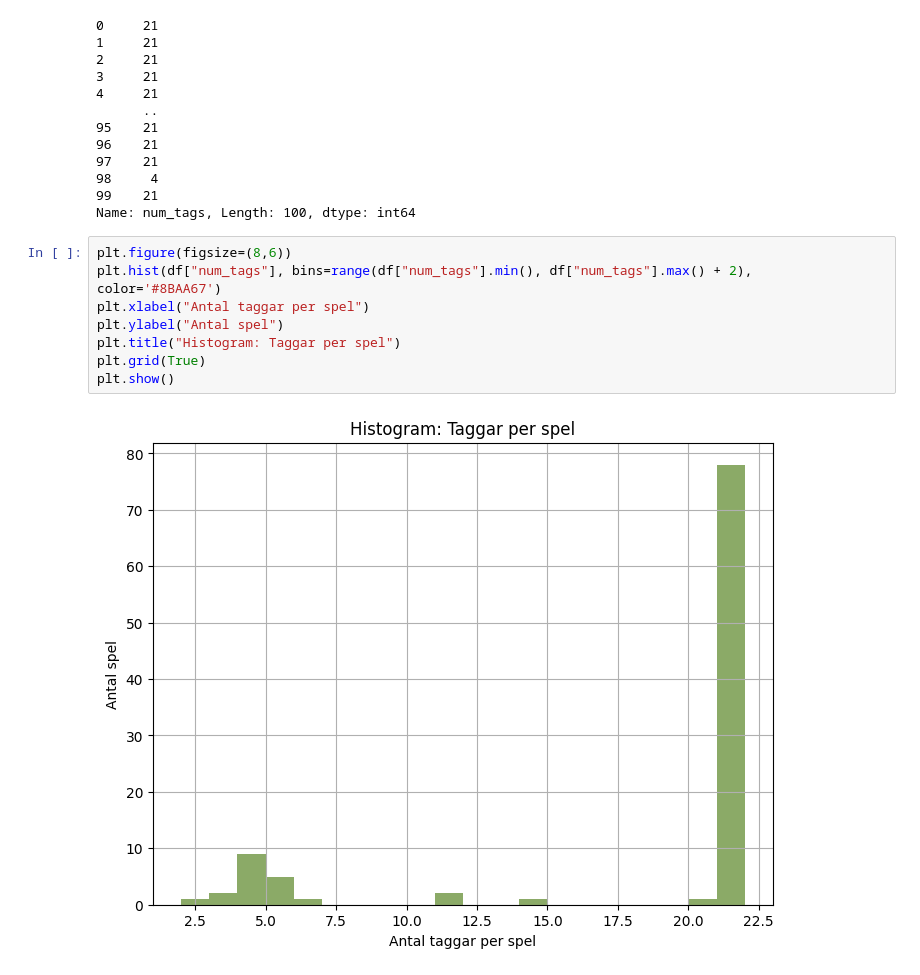
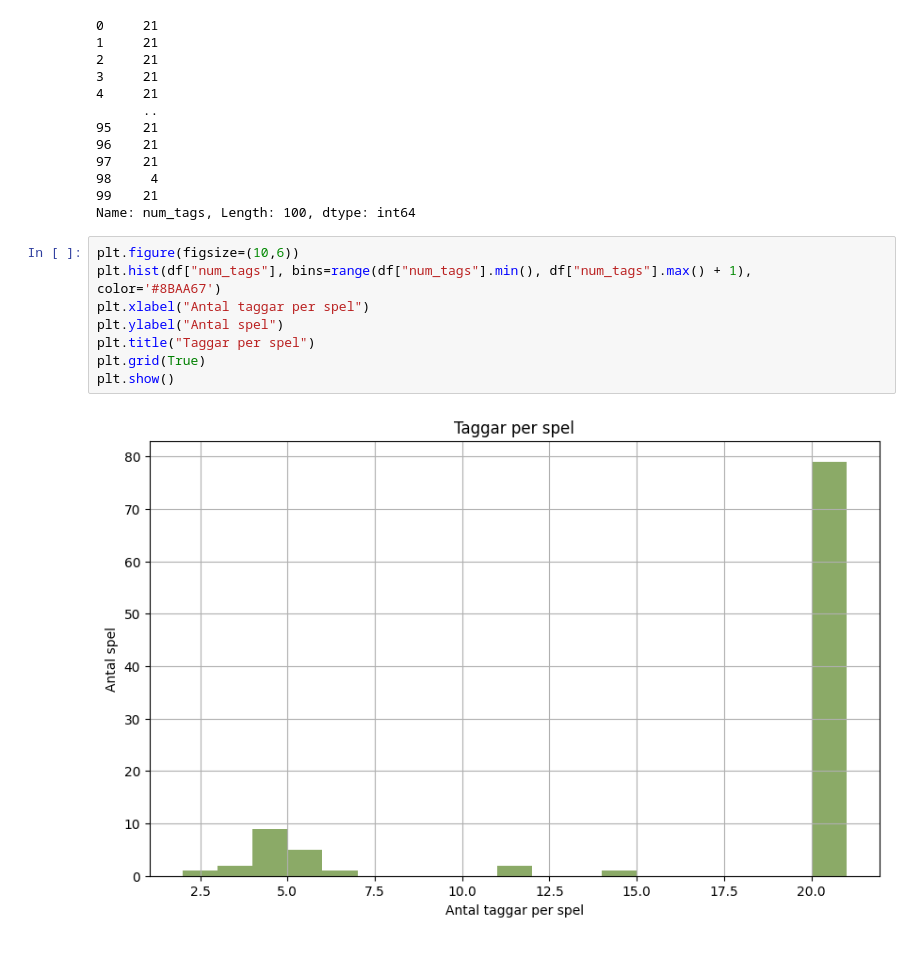
Before and after one commit to Donnersten/data_visualization_hampus_donnersten_de24, a Jupyter notebook: exercises/exercises_0/exercise_1.ipynb, the cells around one changed output. Drawn from its saved outputs; the diff is of its cells as text.

Commit message:
hist figsize

```diff
--- a/exercises/exercises_0/exercise_1.ipynb
+++ b/exercises/exercises_0/exercise_1.ipynb
@@ -244,12 +244,12 @@ df["num_tags"]
 99    21
 Name: num_tags, Length: 100, dtype: int64
 # %%
-plt.figure(figsize=(8,6))
-plt.hist(df["num_tags"], bins=range(df["num_tags"].min(), df["num_tags"].max() + 2),  color='#8BAA67')
+plt.figure(figsize=(10,6))
+plt.hist(df["num_tags"], bins=range(df["num_tags"].min(), df["num_tags"].max() + 1),  color='#8BAA67')
 plt.xlabel("Antal taggar per spel")
 plt.ylabel("Antal spel")
-plt.title("Histogram: Taggar per spel")
+plt.title("Taggar per spel")
 plt.grid(True)
 plt.show()
 # %% [output]
-[figure, old version]
+[figure, new version]
```
